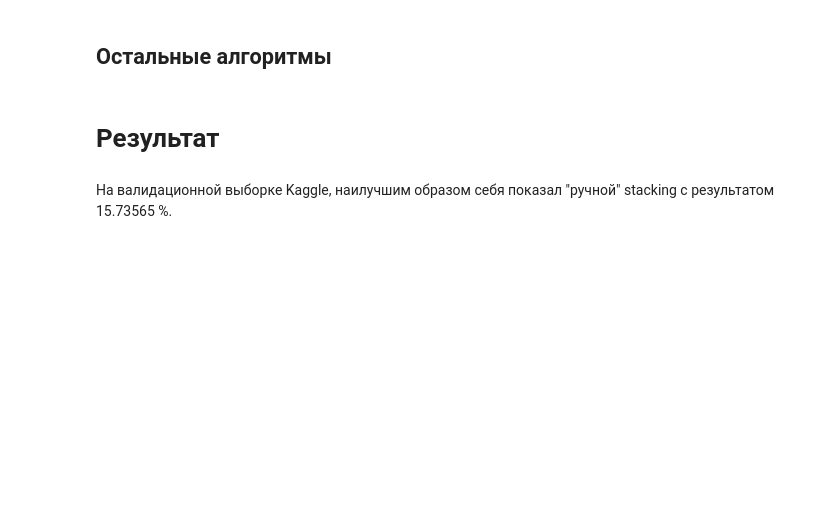
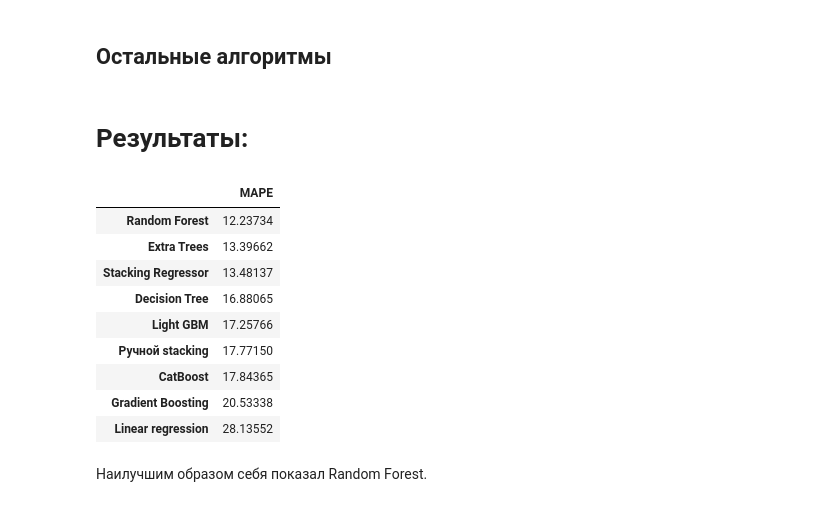
Before and after one commit to blinnikov-ae/skillfactory_rds, a Jupyter notebook: module_6/Car_Price_BALU.ipynb, the cells around one changed output. Cells and saved outputs as stored; diff of their text form; code cells hidden in the pictures; blank space fills up the shorter version.

```diff
--- a/module_6/Car_Price_BALU.ipynb
+++ b/module_6/Car_Price_BALU.ipynb
@@ -3155,6 +3155,24 @@ for key in tqdm(estimators_dict.keys()):
     est_submission['price'] = est_submission.progress_apply(post_proc, axis=1)
     est_submission.to_csv(key+'_submission.csv', index=False)
 # %% [markdown]
-# Результат
+# Результаты:
-# %% [markdown]
-На валидационной выборке Kaggle, наилучшим образом себя показал "ручной" stacking с результатом 15.73565 %.
+# %%
+import pandas as pd
+kaggle_results = pd.DataFrame({'MAPE':[17.84365, 17.77150, 13.48137, 17.25766, 20.53338, 13.39662, 12.23734, 28.13552, 16.88065]},
+                             index = ['CatBoost', 'Ручной stacking', 'Stacking Regressor', 'Light GBM',
+                                      'Gradient Boosting', 'Extra Trees', 'Random Forest',
+                                      'Linear regression', 'Decision Tree'])
+kaggle_results.sort_values(by='MAPE')
+# %% [output]
+|  | MAPE |
+| Random Forest | 12.23734 |
+| Extra Trees | 13.39662 |
+| Stacking Regressor | 13.48137 |
+| Decision Tree | 16.88065 |
+| Light GBM | 17.25766 |
+| Ручной stacking | 17.77150 |
+| CatBoost | 17.84365 |
+| Gradient Boosting | 20.53338 |
+| Linear regression | 28.13552 |
+# %% [markdown]
+Наилучшим образом себя показал Random Forest.
```
